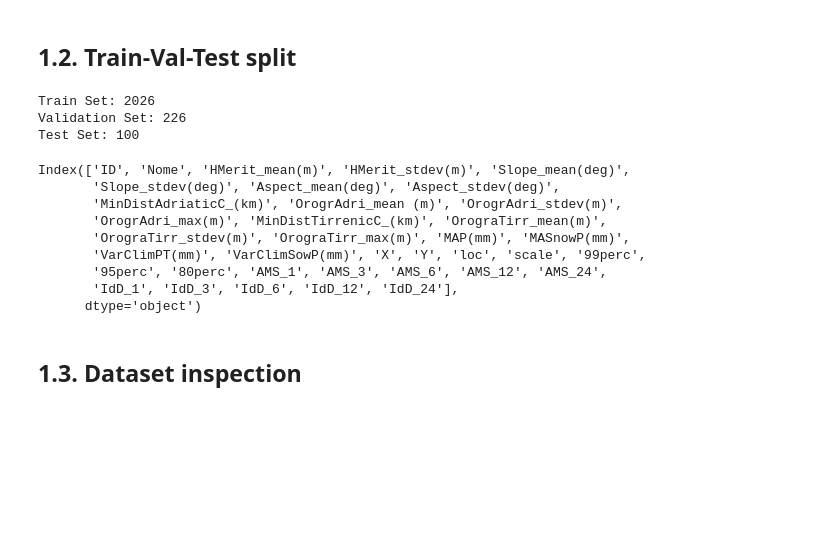
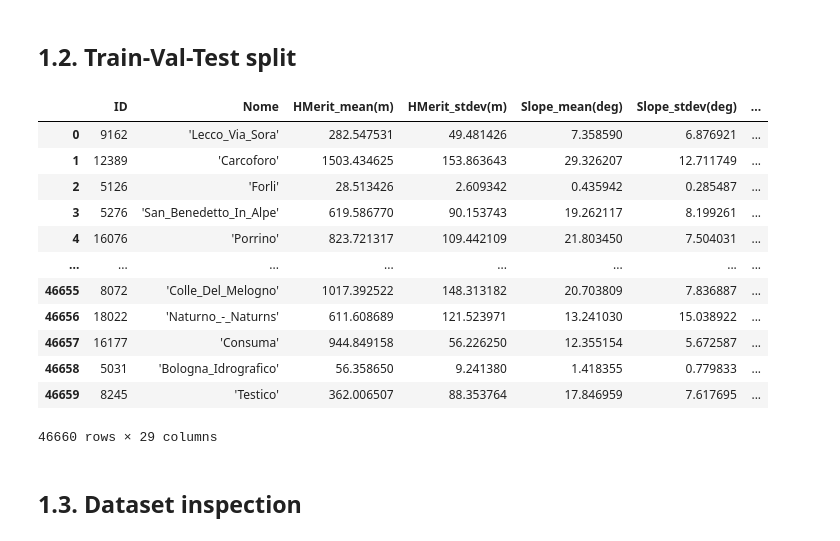
Before and after one commit to oshodiS/Rainfall-BetaEstimation, a Jupyter notebook: project.ipynb, the cells around one changed output. Drawn from its saved outputs; the diff is of its cells as text; code cells hidden in the pictures; blank space fills up the shorter version.

```diff
--- a/project.ipynb
+++ b/project.ipynb
@@ -148,20 +175,0 @@ val_df.reset_index(drop=True, inplace=True)
-# %%
-print('Train Set:', len(train_df))
-print('Validation Set:', len(val_df))
-print('Test Set:', len(test_df))
-# %% [output]
-Train Set: 2026
-Validation Set: 226
-Test Set: 100
-# %%
-train_df.columns
-# %% [output]
-Index(['ID', 'Nome', 'HMerit_mean(m)', 'HMerit_stdev(m)', 'Slope_mean(deg)',
-       'Slope_stdev(deg)', 'Aspect_mean(deg)', 'Aspect_stdev(deg)',
-       'MinDistAdriaticC_(km)', 'OrogrAdri_mean (m)', 'OrogrAdri_stdev(m)',
-       'OrogrAdri_max(m)', 'MinDistTirrenicC_(km)', 'OrograTirr_mean(m)',
-       'OrograTirr_stdev(m)', 'OrograTirr_max(m)', 'MAP(mm)', 'MASnowP(mm)',
-       'VarClimPT(mm)', 'VarClimSowP(mm)', 'X', 'Y', 'loc', 'scale', '99perc',
-       '95perc', '80perc', 'AMS_1', 'AMS_3', 'AMS_6', 'AMS_12', 'AMS_24',
-       'IdD_1', 'IdD_3', 'IdD_6', 'IdD_12', 'IdD_24'],
-      dtype='object')
@@ -168,3 +190,19 @@ Index(['ID', 'Nome', 'HMerit_mean(m)', 'HMerit_stdev(m)', 'Slope_mean(deg)',
+# %%
+train_dfs['3']
+# %% [output]
+|  | ID | Nome | HMerit_mean(m) | HMerit_stdev(m) | Slope_mean(deg) | Slope_stdev(deg) | ... |
+| 0 | 9162 | 'Lecco_Via_Sora' | 282.547531 | 49.481426 | 7.358590 | 6.876921 | ... |
+| 1 | 12389 | 'Carcoforo' | 1503.434625 | 153.863643 | 29.326207 | 12.711749 | ... |
+| 2 | 5126 | 'Forli' | 28.513426 | 2.609342 | 0.435942 | 0.285487 | ... |
+| 3 | 5276 | 'San_Benedetto_In_Alpe' | 619.586770 | 90.153743 | 19.262117 | 8.199261 | ... |
+| 4 | 16076 | 'Porrino' | 823.721317 | 109.442109 | 21.803450 | 7.504031 | ... |
+| ... | ... | ... | ... | ... | ... | ... | ... |
+| 46655 | 8072 | 'Colle_Del_Melogno' | 1017.392522 | 148.313182 | 20.703809 | 7.836887 | ... |
+| 46656 | 18022 | 'Naturno_-_Naturns' | 611.608689 | 121.523971 | 13.241030 | 15.038922 | ... |
+| 46657 | 16177 | 'Consuma' | 944.849158 | 56.226250 | 12.355154 | 5.672587 | ... |
+| 46658 | 5031 | 'Bologna_Idrografico' | 56.358650 | 9.241380 | 1.418355 | 0.779833 | ... |
+| 46659 | 8245 | 'Testico' | 362.006507 | 88.353764 | 17.846959 | 7.617695 | ... |
+46660 rows × 29 columns
 # %% [markdown]
 ## 1.3. Dataset inspection
 # %% [markdown]
```
Also changed, not shown: parts of 23 cells of this notebook, 1 other file.
